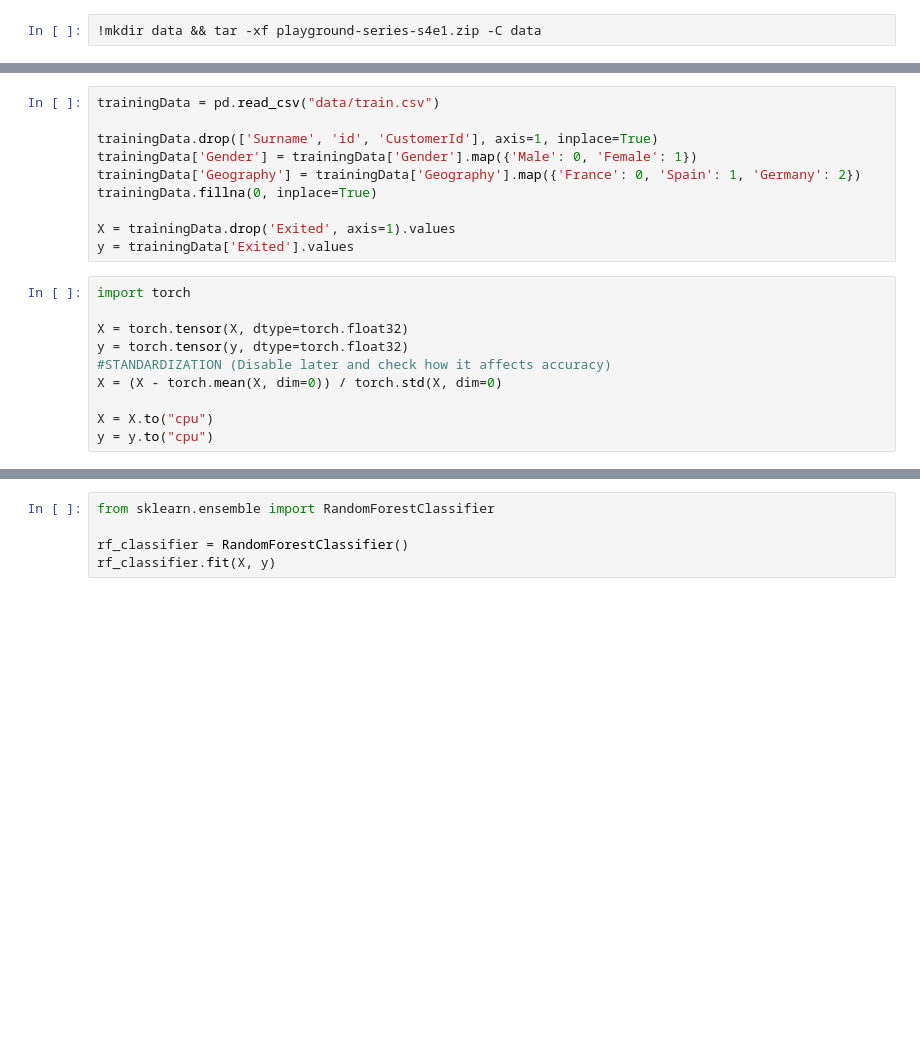
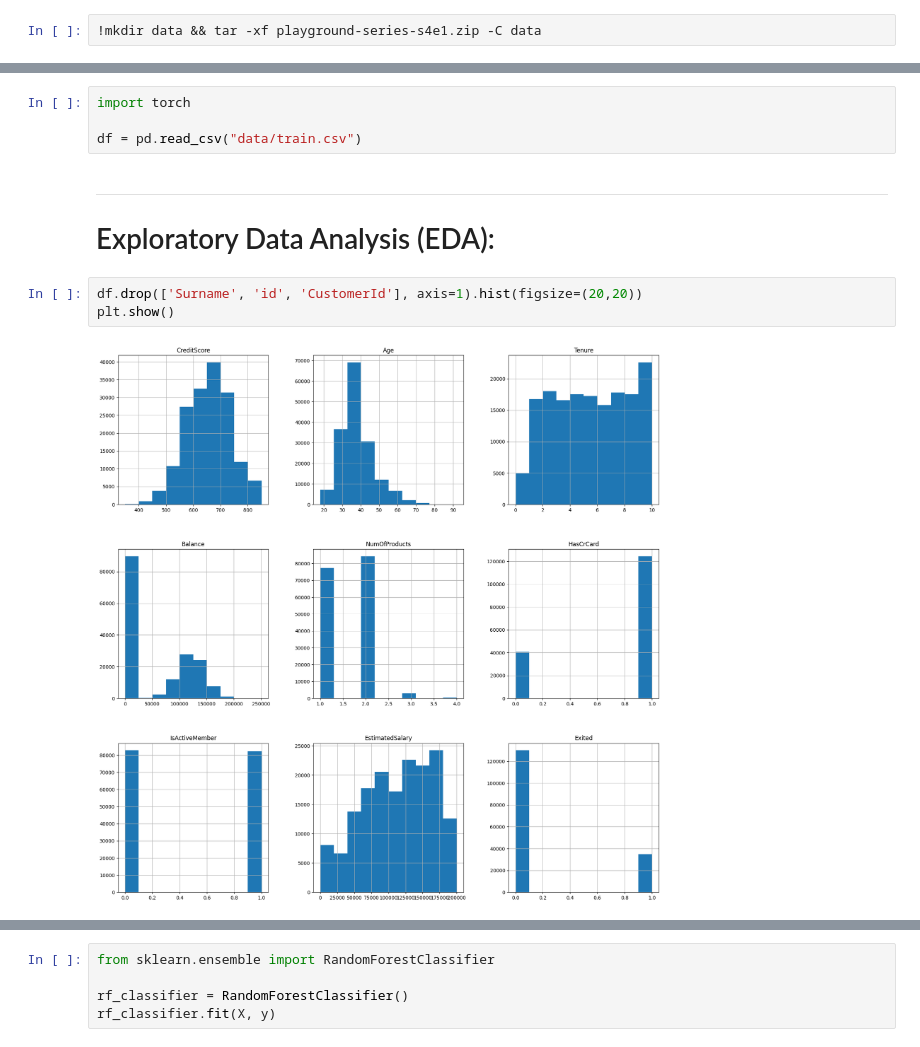
Before and after one commit to nodelike/kaggle-competitions, a Jupyter notebook: bank-churn/bank-churn.ipynb, the cells around one changed output, grey strips where cells are left out. Saved outputs shown, nothing was run; the diff lists cells and outputs as text; blank space fills up the shorter version.

```diff
--- a/bank-churn/bank-churn.ipynb
+++ b/bank-churn/bank-churn.ipynb
@@ -19,20 +17,12 @@ data/train.csv
 # %%
-trainingData = pd.read_csv("data/train.csv")
+import torch
 
-trainingData.drop(['Surname', 'id', 'CustomerId'], axis=1, inplace=True)
-trainingData['Gender'] = trainingData['Gender'].map({'Male': 0, 'Female': 1})
-trainingData['Geography'] = trainingData['Geography'].map({'France': 0, 'Spain': 1, 'Germany': 2})
-trainingData.fillna(0, inplace=True)
-
-X = trainingData.drop('Exited', axis=1).values
-y = trainingData['Exited'].values
+df = pd.read_csv("data/train.csv")
-# %%
-import torch
-
-X = torch.tensor(X, dtype=torch.float32)
-y = torch.tensor(y, dtype=torch.float32)
-#STANDARDIZATION (Disable later and check how it affects accuracy)
-X = (X - torch.mean(X, dim=0)) / torch.std(X, dim=0)
-
-X = X.to("cpu")
-y = y.to("cpu")
+# %% [markdown]
+---
+# Exploratory Data Analysis (EDA):
+# %%
+df.drop(['Surname', 'id', 'CustomerId'], axis=1).hist(figsize=(20,20))
+plt.show()
+# %% [output]
+[figure, added]
```
Also changed, not shown: parts of 25 cells of this notebook, 8 other files.
